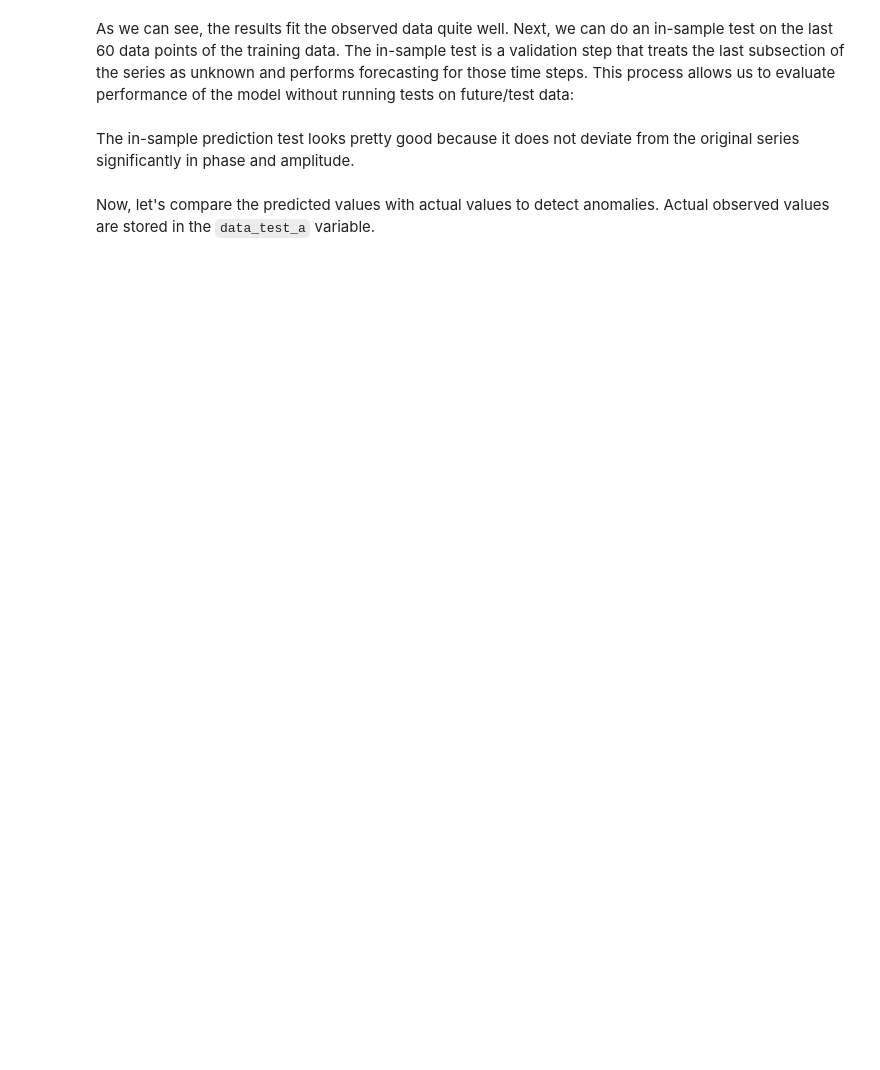
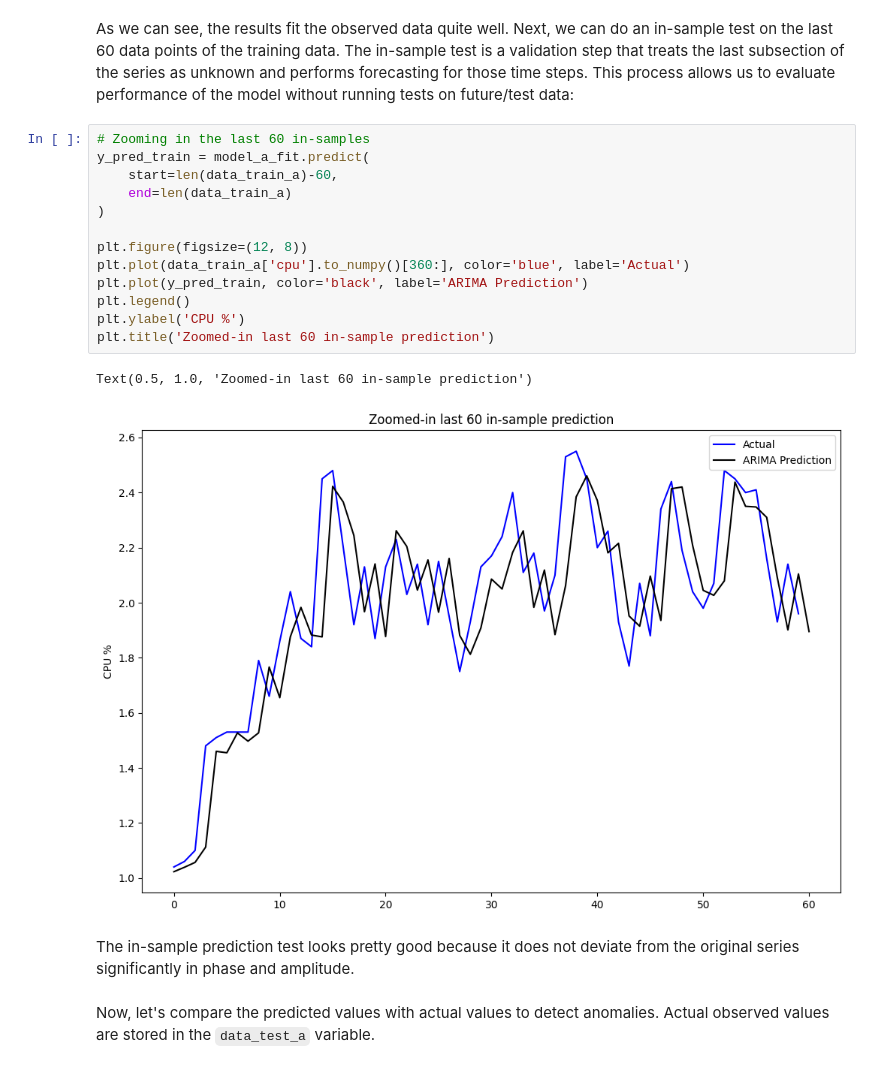
Before and after one commit to hasan-rakibul/AI-cybersec, a Jupyter notebook: lab_10/lab_10.ipynb, the cells around one changed output. Saved outputs shown, nothing was run; the diff lists cells and outputs as text; blank space fills up the shorter version.

```diff
--- a/lab_10/lab_10.ipynb
+++ b/lab_10/lab_10.ipynb
@@ -82,5 +98,21 @@ model_a_fit = model_a.fit()
 # %% [markdown]
 As we can see, the results fit the observed data quite well. Next, we can do an in-sample test on the last 60 data points of the training data. The in-sample test is a validation step that treats the last subsection of the series as unknown and performs forecasting for those time steps. This process allows us to evaluate performance of the model without running tests on future/test data:
+# %%
+# Zooming in the last 60 in-samples
+y_pred_train = model_a_fit.predict(
+    start=len(data_train_a)-60,
+    end=len(data_train_a)
+)
+
+plt.figure(figsize=(12, 8))
+plt.plot(data_train_a['cpu'].to_numpy()[360:], color='blue', label='Actual')
+plt.plot(y_pred_train, color='black', label='ARIMA Prediction')
+plt.legend()
+plt.ylabel('CPU %')
+plt.title('Zoomed-in last 60 in-sample prediction')
+# %% [output]
+Text(0.5, 1.0, 'Zoomed-in last 60 in-sample prediction')
+[figure, added]
 # %% [markdown]
 The in-sample prediction test looks pretty good because it does not deviate from the original series significantly in phase and amplitude.
 # %% [markdown]
```
Also changed, not shown: parts of 4 cells of this notebook.
